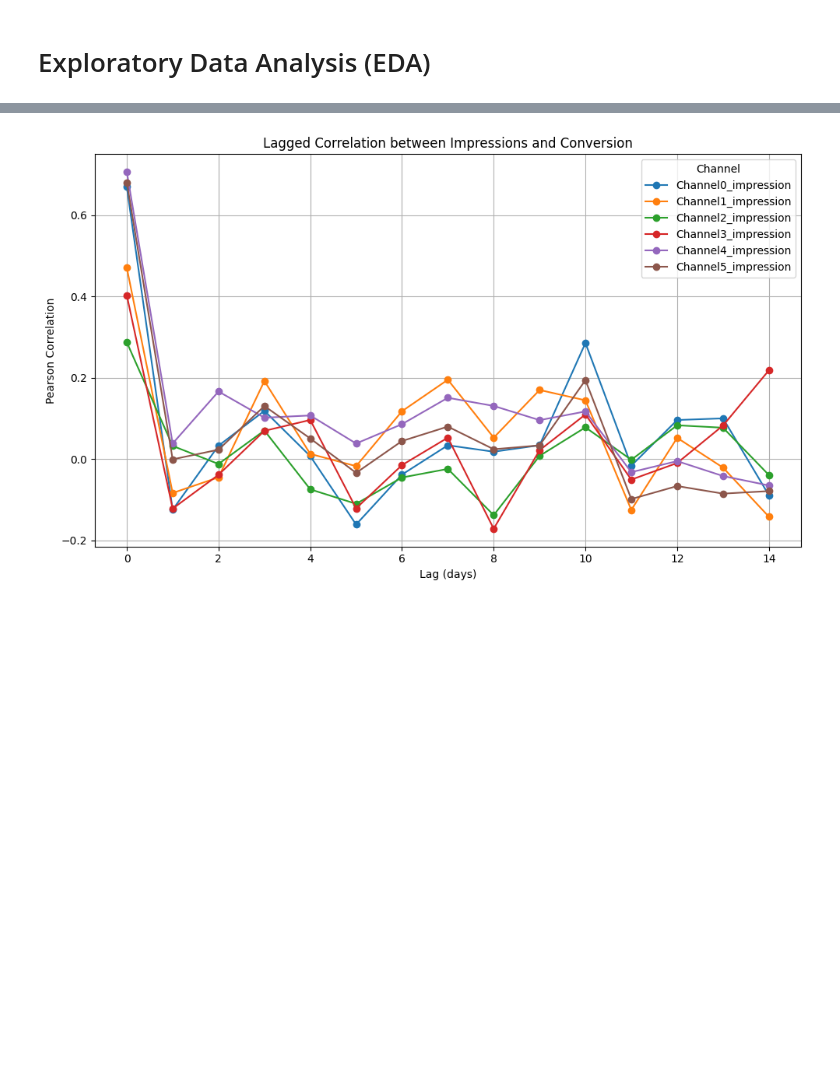
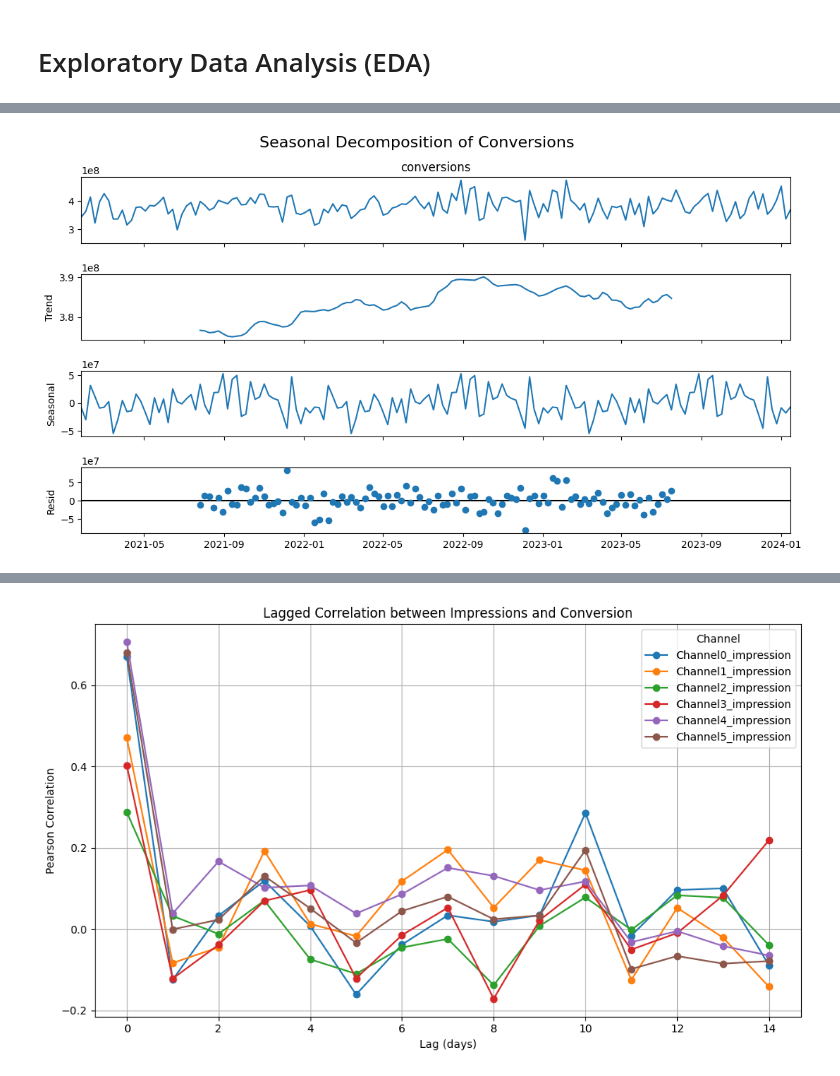
Before and after one commit to ossamum/google-meridian, a Jupyter notebook: Google_Meridian_Simulated_Data_National.ipynb, the cells around one changed output, grey strips where cells are left out. Drawn from its saved outputs; the diff is of its cells as text; code cells hidden in the pictures; blank space fills up the shorter version.

```diff
--- a/Google_Meridian_Simulated_Data_National.ipynb
+++ b/Google_Meridian_Simulated_Data_National.ipynb
@@ -99,0 +200,8 @@ assert df.isna().sum().any() == False
+# %%
+# Plot decomposition
+fig = decomposition.plot()
+fig.set_size_inches(12, 6)
+plt.suptitle('Seasonal Decomposition of Conversions', fontsize=16, y=1.02)
+plt.show()
+# %% [output]
+[figure, added]
```
Also changed, not shown: parts of 35 cells of this notebook.
